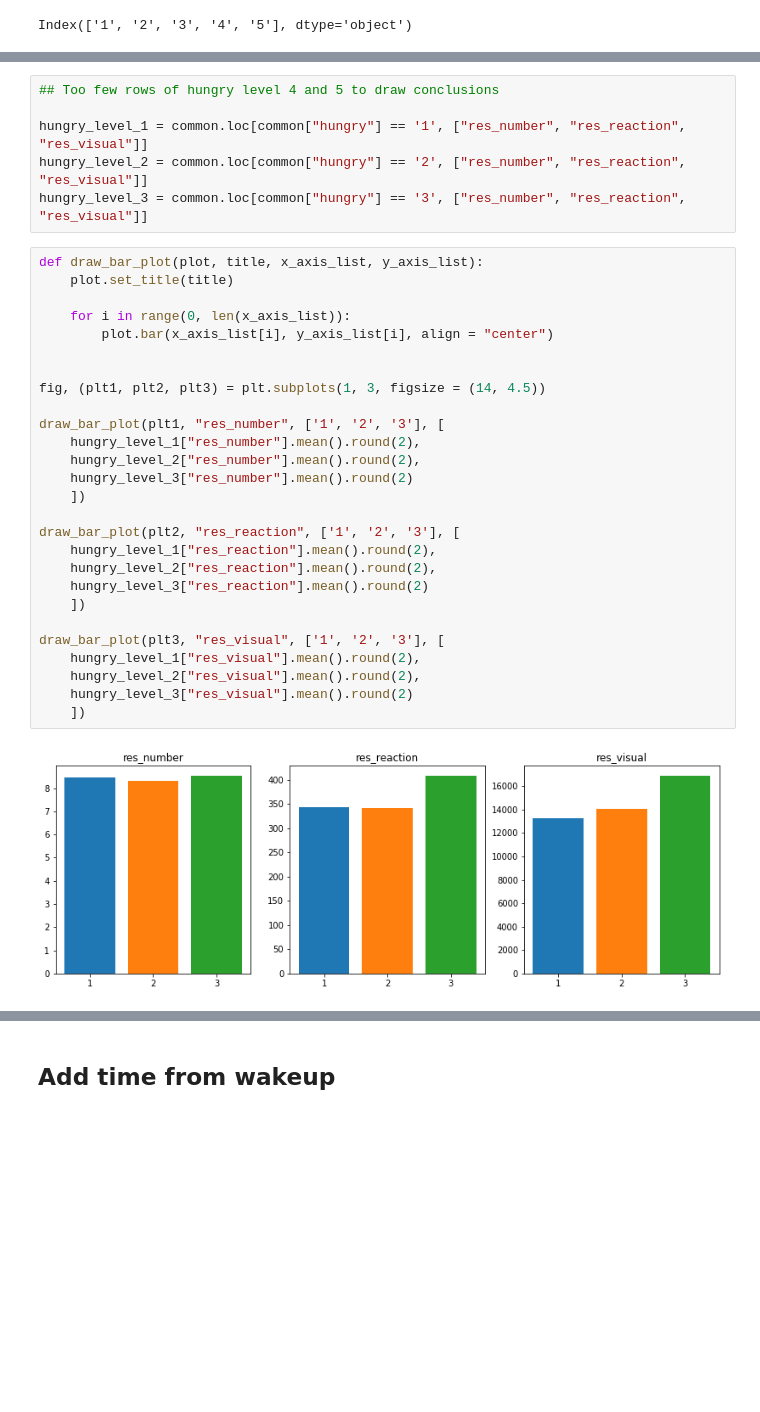
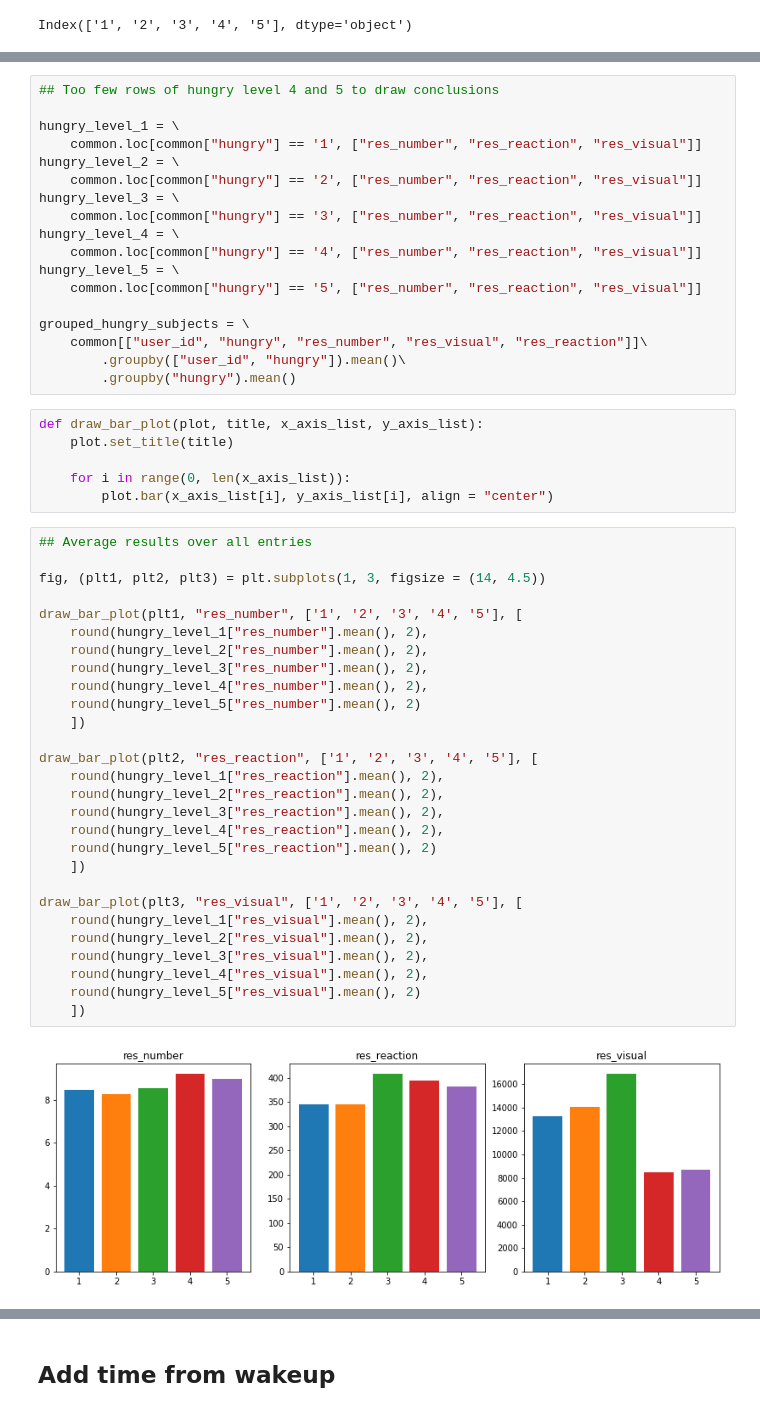
Before and after one commit to kasparho/how-circadian-rhythms-affect-performance, a Jupyter notebook: data_cleaning.ipynb, the cells around one changed output, grey strips where cells are left out. Drawn from its saved outputs; the diff is of its cells as text; blank space fills up the shorter version.

Commit message:
Added hungry level results plots

```diff
--- a/data_cleaning.ipynb
+++ b/data_cleaning.ipynb
@@ -136,35 +107,54 @@ Name: user_id, dtype: int64
 # %%
 ## Too few rows of hungry level 4 and 5 to draw conclusions
 
-hungry_level_1 = common.loc[common["hungry"] == '1', ["res_number", "res_reaction", "res_visual"]]
-hungry_level_2 = common.loc[common["hungry"] == '2', ["res_number", "res_reaction", "res_visual"]]
-hungry_level_3 = common.loc[common["hungry"] == '3', ["res_number", "res_reaction", "res_visual"]]
+hungry_level_1 = \
+    common.loc[common["hungry"] == '1', ["res_number", "res_reaction", "res_visual"]]
+hungry_level_2 = \
+    common.loc[common["hungry"] == '2', ["res_number", "res_reaction", "res_visual"]]
+hungry_level_3 = \
+    common.loc[common["hungry"] == '3', ["res_number", "res_reaction", "res_visual"]]
+hungry_level_4 = \
+    common.loc[common["hungry"] == '4', ["res_number", "res_reaction", "res_visual"]]
+hungry_level_5 = \
+    common.loc[common["hungry"] == '5', ["res_number", "res_reaction", "res_visual"]]
+
+grouped_hungry_subjects = \
+    common[["user_id", "hungry", "res_number", "res_visual", "res_reaction"]]\
+        .groupby(["user_id", "hungry"]).mean()\
+        .groupby("hungry").mean()
+# %%
+def draw_bar_plot(plot, title, x_axis_list, y_axis_list):
+    plot.set_title(title)
+
+    for i in range(0, len(x_axis_list)):
+        plot.bar(x_axis_list[i], y_axis_list[i], align = "center")
 # %%
-def draw_bar_plot(plot, title, x_axis_list, y_axis_list):
-    plot.set_title(title)
-
-    for i in range(0, len(x_axis_list)):
-        plot.bar(x_axis_list[i], y_axis_list[i], align = "center")
-
+## Average results over all entries
 
 fig, (plt1, plt2, plt3) = plt.subplots(1, 3, figsize = (14, 4.5))
 
-draw_bar_plot(plt1, "res_number", ['1', '2', '3'], [
-    hungry_level_1["res_number"].mean().round(2),
-    hungry_level_2["res_number"].mean().round(2),
-    hungry_level_3["res_number"].mean().round(2)
+draw_bar_plot(plt1, "res_number", ['1', '2', '3', '4', '5'], [
+    round(hungry_level_1["res_number"].mean(), 2),
+    round(hungry_level_2["res_number"].mean(), 2),
+    round(hungry_level_3["res_number"].mean(), 2),
+    round(hungry_level_4["res_number"].mean(), 2),
+    round(hungry_level_5["res_number"].mean(), 2)
     ])
 
-draw_bar_plot(plt2, "res_reaction", ['1', '2', '3'], [
-    hungry_level_1["res_reaction"].mean().round(2),
-    hungry_level_2["res_reaction"].mean().round(2),
-    hungry_level_3["res_reaction"].mean().round(2)
+draw_bar_plot(plt2, "res_reaction", ['1', '2', '3', '4', '5'], [
+    round(hungry_level_1["res_reaction"].mean(), 2),
+    round(hungry_level_2["res_reaction"].mean(), 2),
+    round(hungry_level_3["res_reaction"].mean(), 2),
+    round(hungry_level_4["res_reaction"].mean(), 2),
+    round(hungry_level_5["res_reaction"].mean(), 2)
     ])
 
-draw_bar_plot(plt3, "res_visual", ['1', '2', '3'], [
-    hungry_level_1["res_visual"].mean().round(2),
-    hungry_level_2["res_visual"].mean().round(2),
-    hungry_level_3["res_visual"].mean().round(2)
+draw_bar_plot(plt3, "res_visual", ['1', '2', '3', '4', '5'], [
+    round(hungry_level_1["res_visual"].mean(), 2),
+    round(hungry_level_2["res_visual"].mean(), 2),
+    round(hungry_level_3["res_visual"].mean(), 2),
+    round(hungry_level_4["res_visual"].mean(), 2),
+    round(hungry_level_5["res_visual"].mean(), 2)
     ])
 # %% [output]
-[figure, old version]
+[figure, new version]
```
Also changed, not shown: parts of 7 cells of this notebook.
